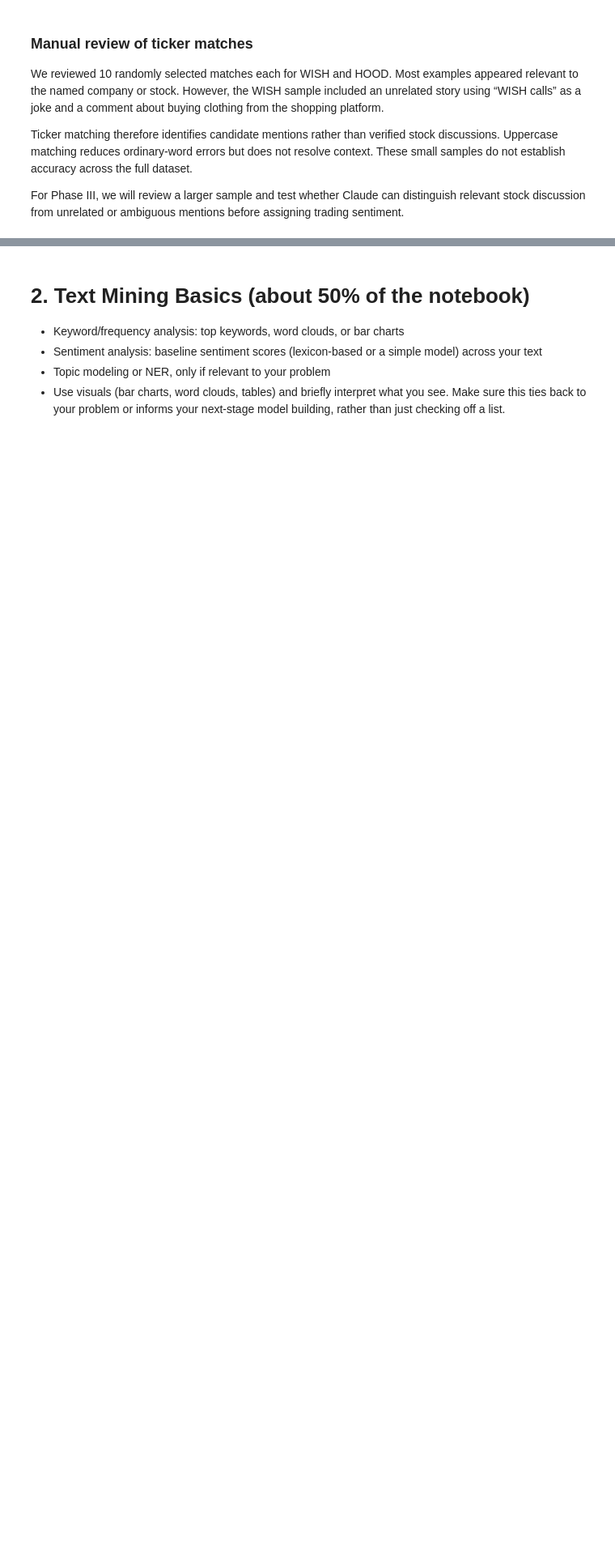
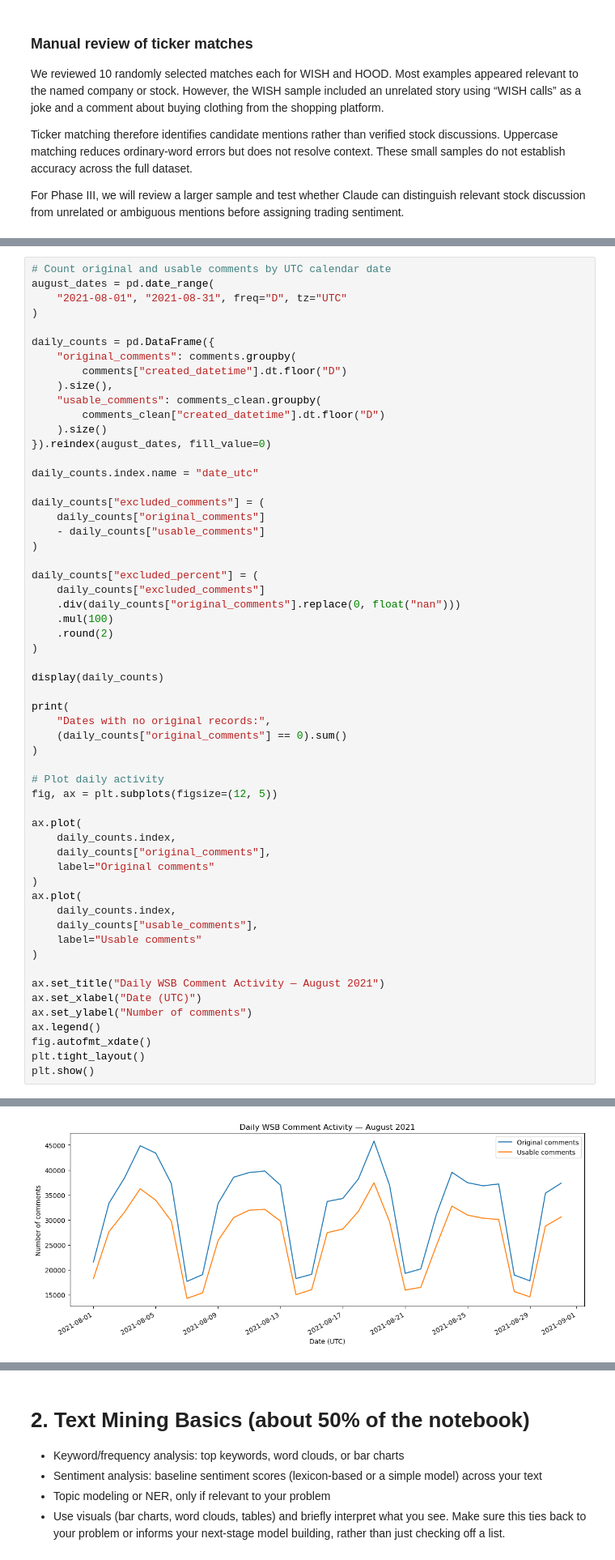
Before and after one commit to lagrenier4451/reddit-volume-forecast, a Jupyter notebook: notebooks/CDA_PhaseII_AlexToth_LucGrenier.ipynb, the cells around one changed output, grey strips where cells are left out. Shown at 81% size. Drawn from its saved outputs; the diff is of its cells as text; blank space fills up the shorter version.

Commit message:
Expand Phase II data exploration and ticker coverage

```diff
--- a/notebooks/CDA_PhaseII_AlexToth_LucGrenier.ipynb
+++ b/notebooks/CDA_PhaseII_AlexToth_LucGrenier.ipynb
@@ -447,0 +457,58 @@ or ambiguous mentions before assigning trading sentiment.
+# %%
+# Count original and usable comments by UTC calendar date
+august_dates = pd.date_range(
+    "2021-08-01", "2021-08-31", freq="D", tz="UTC"
+)
+
+daily_counts = pd.DataFrame({
+    "original_comments": comments.groupby(
+        comments["created_datetime"].dt.floor("D")
+    ).size(),
+    "usable_comments": comments_clean.groupby(
+        comments_clean["created_datetime"].dt.floor("D")
+    ).size()
+}).reindex(august_dates, fill_value=0)
+
+daily_counts.index.name = "date_utc"
+
+daily_counts["excluded_comments"] = (
+    daily_counts["original_comments"]
+    - daily_counts["usable_comments"]
+)
+
+daily_counts["excluded_percent"] = (
+    daily_counts["excluded_comments"]
+    .div(daily_counts["original_comments"].replace(0, float("nan")))
+    .mul(100)
+    .round(2)
+)
+
+display(daily_counts)
+
+print(
+    "Dates with no original records:",
+    (daily_counts["original_comments"] == 0).sum()
+)
+
+# Plot daily activity
+fig, ax = plt.subplots(figsize=(12, 5))
+
+ax.plot(
+    daily_counts.index,
+    daily_counts["original_comments"],
+    label="Original comments"
+)
+ax.plot(
+    daily_counts.index,
+    daily_counts["usable_comments"],
+    label="Usable comments"
+)
+
+ax.set_title("Daily WSB Comment Activity — August 2021")
+ax.set_xlabel("Date (UTC)")
+ax.set_ylabel("Number of comments")
+ax.legend()
+fig.autofmt_xdate()
+plt.tight_layout()
+plt.show()
+# %% [output]
@@ -447,0 +534 @@ or ambiguous mentions before assigning trading sentiment.
+[figure, added]
```
Also changed, not shown: parts of 9 cells of this notebook.
